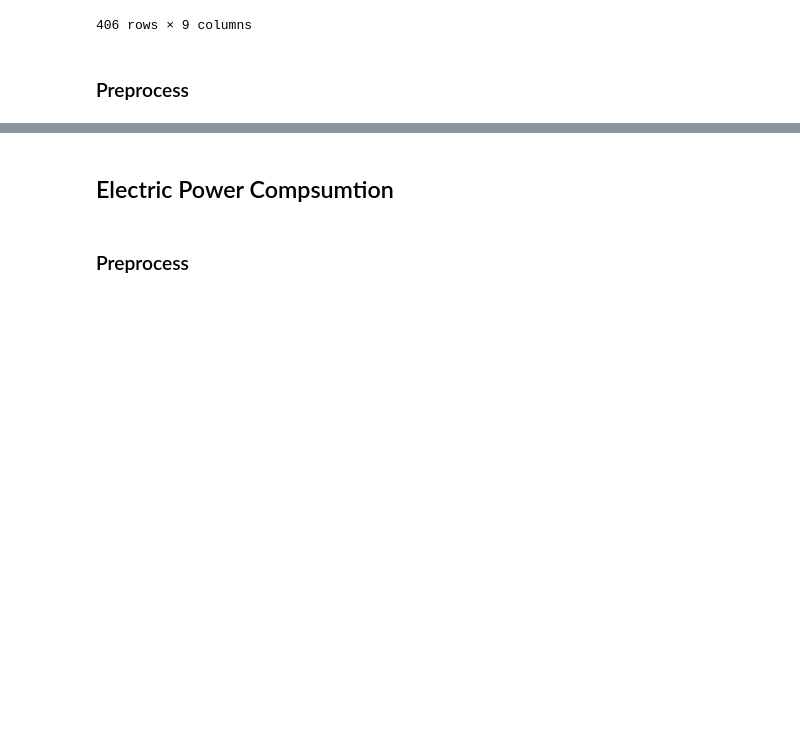
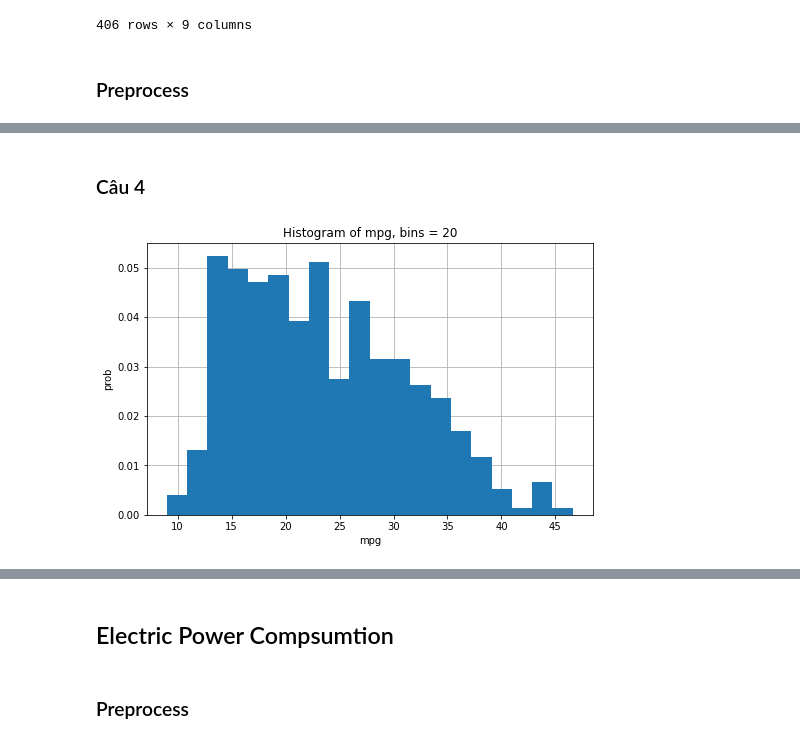
Before and after one commit to IrisStream/data-visualization, a Jupyter notebook: Lab3/sources/main.ipynb, the cells around one changed output, grey strips where cells are left out. Saved outputs shown, nothing was run; the diff lists cells and outputs as text; code cells hidden in the pictures; blank space fills up the shorter version.

```diff
--- a/Lab3/sources/main.ipynb
+++ b/Lab3/sources/main.ipynb
@@ -87,0 +120,16 @@ car_mpg.head(30)
+# %% [markdown]
+### Câu 4
+# %%
+def draw_hist(colName, bins=20, figsize=(8,5), rotation=0):
+    plt.figure(figsize=figsize)
+    plt.xticks(rotation=rotation)
+    plt.grid(b=True, zorder=0)
+    plt.hist(car_mpg[colName], bins=bins, density=True, zorder=5)
+    plt.xlabel(colName)
+    plt.ylabel('prob')
+    plt.title(f'Histogram of {colName}, bins = {bins}')
+# %%
+# mpg
+draw_hist('mpg')
+# %% [output]
+[figure, added]
```
Also changed, not shown: parts of 31 cells of this notebook.
